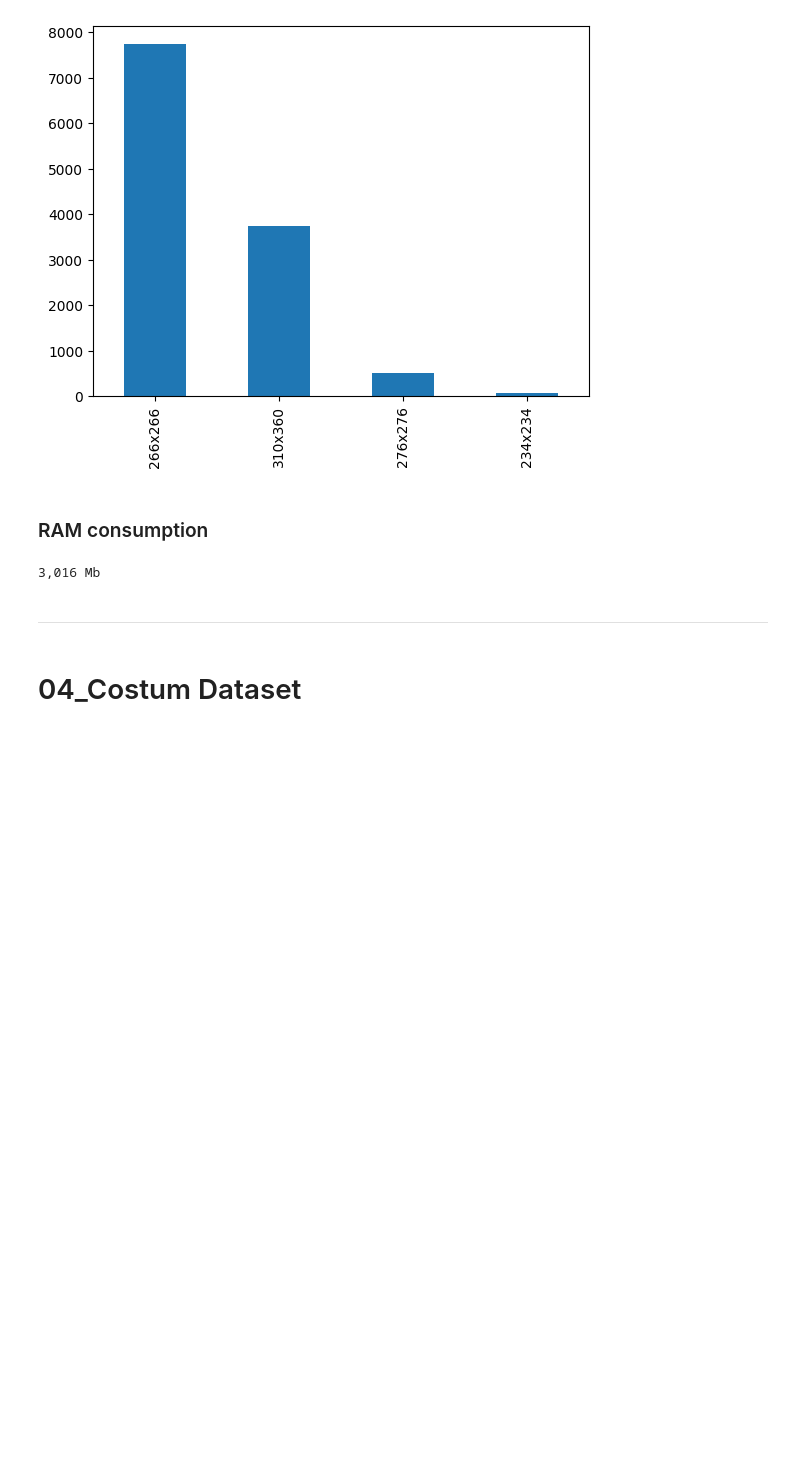
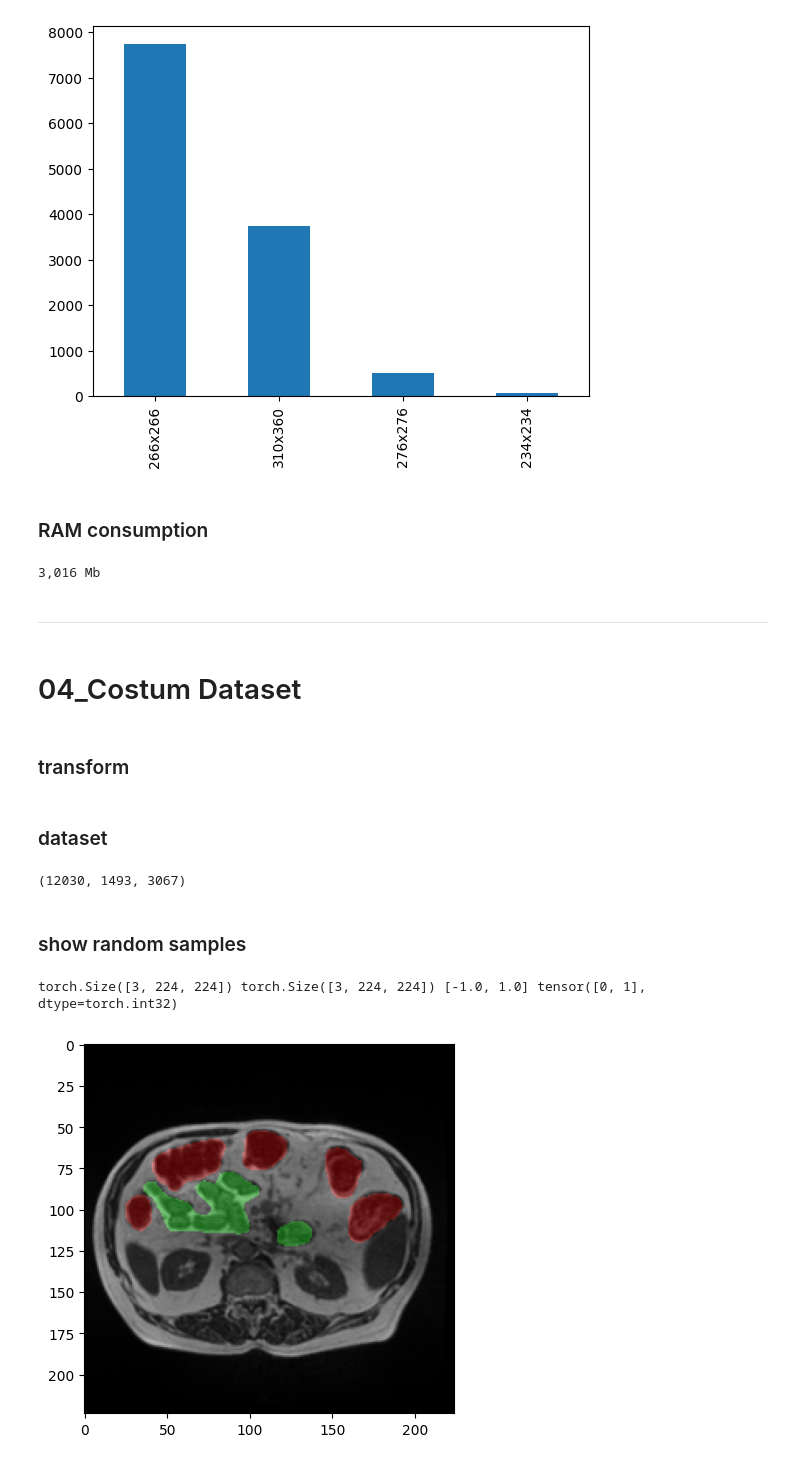
Before and after one commit to Amir-Hofo/Gastrointestinal_Medical_Image_Segmentation, a Jupyter notebook: Gastrointestinal_Medical_Image_Segmentation.ipynb, the cells around one changed output. Cells and saved outputs as stored; diff of their text form; code cells hidden in the pictures; blank space fills up the shorter version.

Commit message:
costum dataset, initial training

```diff
--- a/Gastrointestinal_Medical_Image_Segmentation.ipynb
+++ b/Gastrointestinal_Medical_Image_Segmentation.ipynb
@@ -347,3 +336,14 @@ print(f'{total_nbytes/1e6:,.0f} Mb')
 ------------
 # %% [markdown]
 # 04_Costum Dataset
+# %%
+def rle_decode(img_size, segments):
+  mask= torch.zeros(3, img_size[0] * img_size[1], dtype= torch.int32)
+  for i, segment in enumerate(segments):
+    if str(segment) != 'nan':
+      segment= segment.split()
+      starts= np.array(segment[::2], dtype= np.int32) - 1
+      ends= starts + np.array(segment[1::2], dtype= np.int32)
+      for s, e in zip(starts, ends):
+        mask[i, s:e]= 1
+  return mask.reshape((3, img_size[0], img_size[1]))
@@ -349,0 +386,44 @@ print(f'{total_nbytes/1e6:,.0f} Mb')
+# %% [markdown]
+### transform
+# %%
+transform_train= v2.Compose([
+    v2.Resize(size= (234,), antialias= True),
+    v2.RandomCrop(size= (224, 224)),
+    v2.RandomPhotometricDistort(p= 0.5),
+    v2.RandomHorizontalFlip(p= 0.5),
+    v2.Lambda(lambda x: (x - x.min()) / (x.max() - x.min())),
+    v2.Normalize(mean= (0.5,), std= (0.5,)),
+    v2.Lambda(lambda x: x.repeat(3, 1, 1)),
+    ])
+
+transform_eval= v2.Compose([
+    v2.Resize(size= (224, 224), antialias= True),
+    v2.Lambda(lambda x: (x - x.min()) / (x.max() - x.min())),
+    v2.Normalize(mean= (0.5,), std= (0.5,)),
+    v2.Lambda(lambda x: x.repeat(3, 1, 1)),
+    ])
+# %% [markdown]
+### dataset
+# %%
+train_set= UWMadisonDataset(root_path, 'train-subset.csv',
+                            transforms=transform_train, memory= True)
+valid_set= UWMadisonDataset(root_path, 'valid-subset.csv',
+                            transforms=transform_eval, memory= True)
+test_set= UWMadisonDataset(root_path, 'test-subset.csv',
+                           transforms=transform_eval)
+
+len(train_set), len(valid_set), len(test_set)
+# %% [output]
+(12030, 1493, 3067)
+# %% [markdown]
+### show random samples
+# %%
+item= random.randint(0, len(train_set))
+img, mask= train_set[item]
+print(img.shape, mask.shape, [img.min().item(), img.max().item()], mask.unique())
+
+plt.imshow(img[0], cmap= 'gray')
+plt.imshow(mask.permute(1, 2, 0).float(), alpha= 0.3);
+# %% [output]
+torch.Size([3, 224, 224]) torch.Size([3, 224, 224]) [-1.0, 1.0] tensor([0, 1], dtype=torch.int32)
+[figure, added]
```
Also changed, not shown: parts of 51 cells of this notebook.
